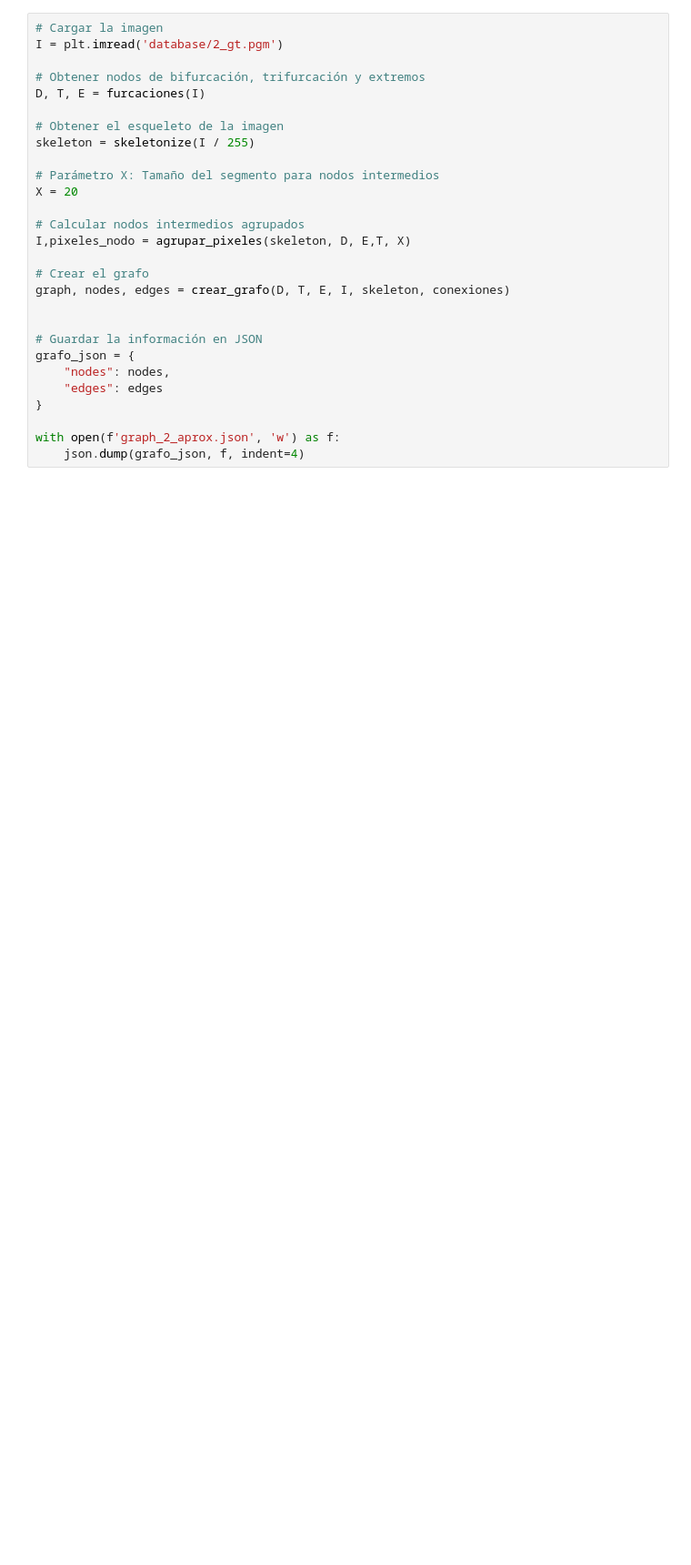
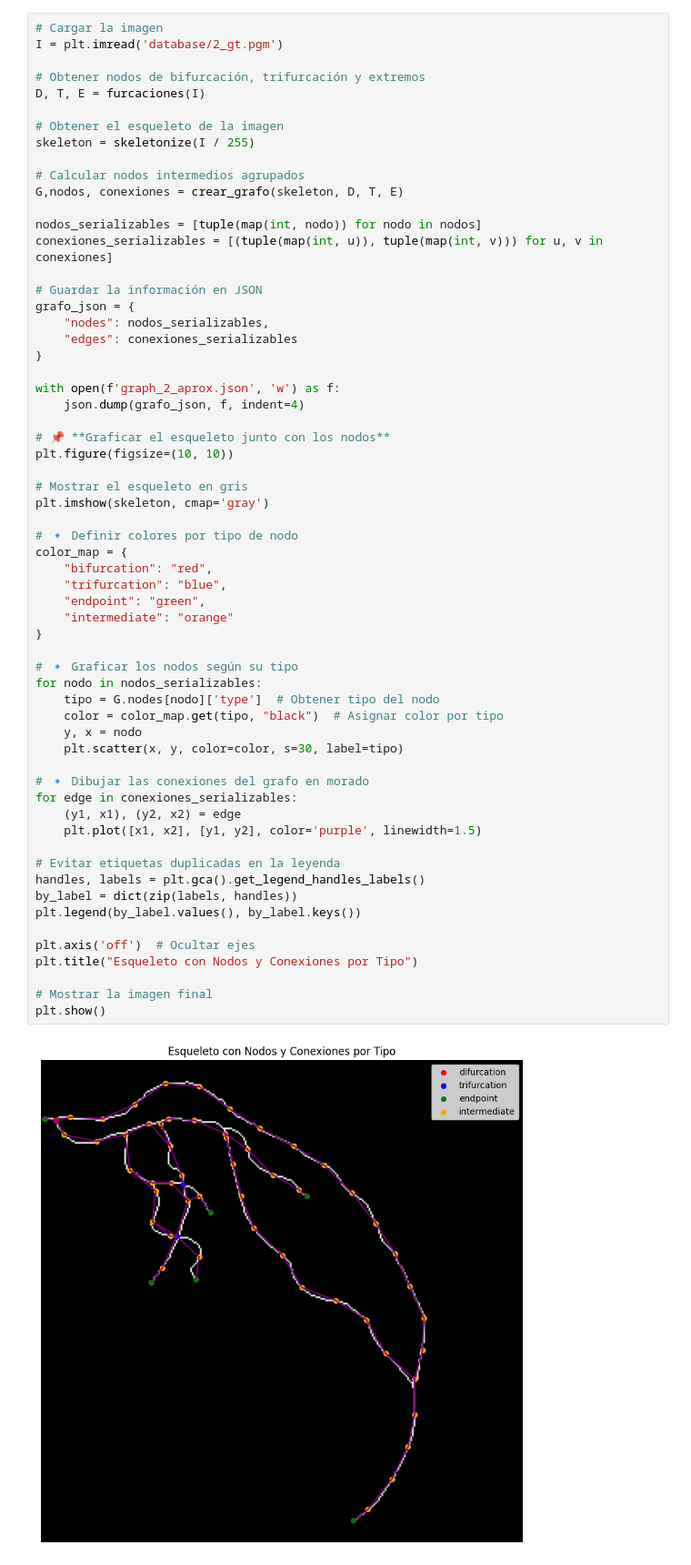
Before and after one commit to JusSolo/Proyecto_1_vision, a Jupyter notebook: GeneradorGrafo.ipynb, the cells around one changed output. Shown at 91% size. Drawn from its saved outputs; the diff is of its cells as text; blank space fills up the shorter version.

Commit message:
fix: edges, node creation and simplification

```diff
--- a/GeneradorGrafo.ipynb
+++ b/GeneradorGrafo.ipynb
@@ -197,28 +257,63 @@ def crear_grafo(D, T, E, I, skeleton,conexiones):
 # %%
 # Cargar la imagen
 I = plt.imread('database/2_gt.pgm')
 
 # Obtener nodos de bifurcación, trifurcación y extremos
 D, T, E = furcaciones(I)
 
 # Obtener el esqueleto de la imagen
 skeleton = skeletonize(I / 255)
 
-# Parámetro X: Tamaño del segmento para nodos intermedios
-X = 20
+# Calcular nodos intermedios agrupados
+G,nodos, conexiones = crear_grafo(skeleton, D, T, E)
 
-# Calcular nodos intermedios agrupados
-I,pixeles_nodo = agrupar_pixeles(skeleton, D, E,T, X)
-
-# Crear el grafo
-graph, nodes, edges = crear_grafo(D, T, E, I, skeleton, conexiones)
-
+nodos_serializables = [tuple(map(int, nodo)) for nodo in nodos]
+conexiones_serializables = [(tuple(map(int, u)), tuple(map(int, v))) for u, v in conexiones]
 
 # Guardar la información en JSON
 grafo_json = {
-    "nodes": nodes,
-    "edges": edges
+    "nodes": nodos_serializables,
+    "edges": conexiones_serializables
 }
 
 with open(f'graph_2_aprox.json', 'w') as f:
     json.dump(grafo_json, f, indent=4)
+
+# 📌 **Graficar el esqueleto junto con los nodos**
+plt.figure(figsize=(10, 10))
+
+# Mostrar el esqueleto en gris
+plt.imshow(skeleton, cmap='gray')
+
+# 🔹 Definir colores por tipo de nodo
+color_map = {
+    "bifurcation": "red",
+    "trifurcation": "blue",
+    "endpoint": "green",
+    "intermediate": "orange"
+}
+
+# 🔹 Graficar los nodos según su tipo
+for nodo in nodos_serializables:
+    tipo = G.nodes[nodo]['type']  # Obtener tipo del nodo
+    color = color_map.get(tipo, "black")  # Asignar color por tipo
+    y, x = nodo
+    plt.scatter(x, y, color=color, s=30, label=tipo)
+
+# 🔹 Dibujar las conexiones del grafo en morado
+for edge in conexiones_serializables:
+    (y1, x1), (y2, x2) = edge
+    plt.plot([x1, x2], [y1, y2], color='purple', linewidth=1.5)
+
+# Evitar etiquetas duplicadas en la leyenda
+handles, labels = plt.gca().get_legend_handles_labels()
+by_label = dict(zip(labels, handles))
+plt.legend(by_label.values(), by_label.keys())
+
+plt.axis('off')  # Ocultar ejes
+plt.title("Esqueleto con Nodos y Conexiones por Tipo")
+
+# Mostrar la imagen final
+plt.show()
+# %% [output]
+[figure, added]
```
Also changed, not shown: parts of 5 cells of this notebook, 1 other file.
